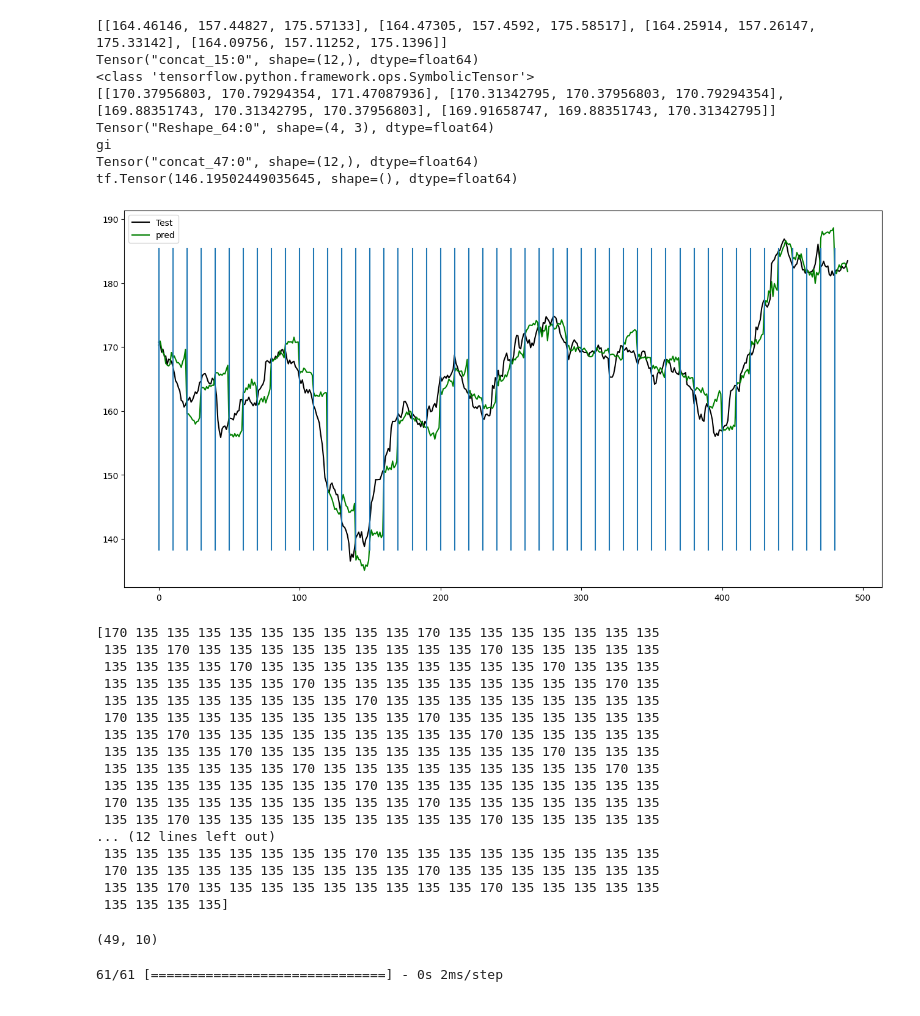
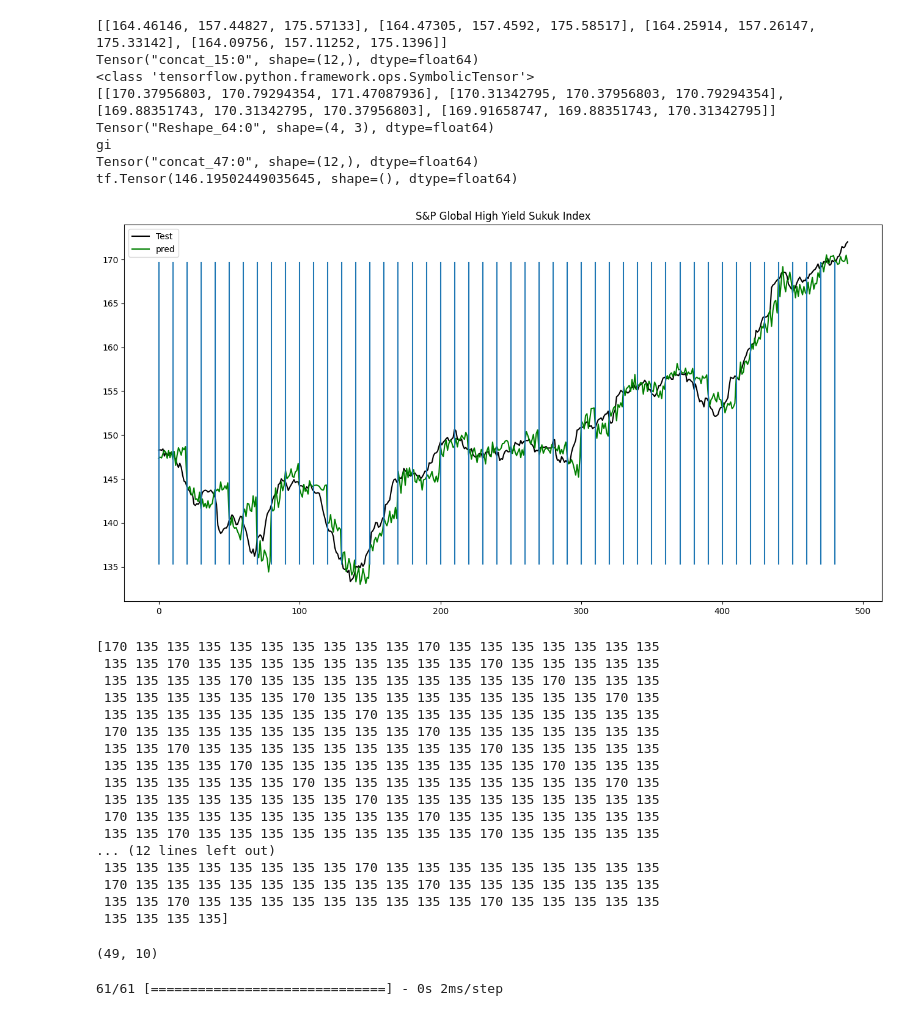
Before and after one commit to AyoubFrihaoui/Index-Prediction-Attempt-Deep-Learning, a Jupyter notebook: sketch.ipynb, the cells around one changed output. Saved outputs shown, nothing was run; the diff lists cells and outputs as text; code cells hidden in the pictures.

```diff
--- a/sketch.ipynb
+++ b/sketch.ipynb
@@ -21,8 +21,8 @@ import graphviz, pydot
 # %%
 # Load data
 folder_path = "CSV files/"
-name = "Dow Jones Sukuk Total Return Index (ex-Reinvestment)"
-data = pd.read_csv(folder_path + "Dow Jones Sukuk Index (ex-Reinvestment).csv")
+name = "S&P Global High Yield Sukuk Index"
+data = pd.read_csv(folder_path + name + ".csv")
 print(data)
 # Extract features (date) and target (price)v
 X = data["Effective date"]
@@ -566,29 +575,30 @@ tf.Tensor(146.19502449035645, shape=(), dtype=float64)
 # %%
 plt.figure(figsize=(16,8))
 Y_test_inversed = []
 Y_pred = []
 splits = []
 
 
 for i in range(0,int(0.2 * len(X)),n_forecast):
     Y_test_inversed.append(y_test_inversed[i])
     Y_pred.append(y_pred[i])
     splits.append(170)
     for _ in range(n_forecast-1):
         splits.append(135)
 
 plt.plot( np.array(Y_test_inversed).reshape(-1), color = 'black', label = 'Test')
 plt.plot(np.array(Y_pred).reshape(-1), color = 'green', label = 'pred')
 for xc in range(0,int(0.2 * len(X)),n_forecast):
     plt.axvline(x=xc , ymax=0.9, ymin=0.1)
+plt.title(name)
 plt.legend()
 plt.show()
 print(np.array(splits).reshape(-1))
 Y_test_inversed = np.array(Y_test_inversed)
 Y_test_inversed.reshape(-1)
 Y_test_inversed.shape
 # %% [output]
-[figure, old version]
+[figure, new version]
 [170 135 135 135 135 135 135 135 135 135 170 135 135 135 135 135 135 135
  135 135 170 135 135 135 135 135 135 135 135 135 170 135 135 135 135 135
  135 135 135 135 170 135 135 135 135 135 135 135 135 135 170 135 135 135
```
Also changed, not shown: parts of 13 cells of this notebook, 27 other files.
